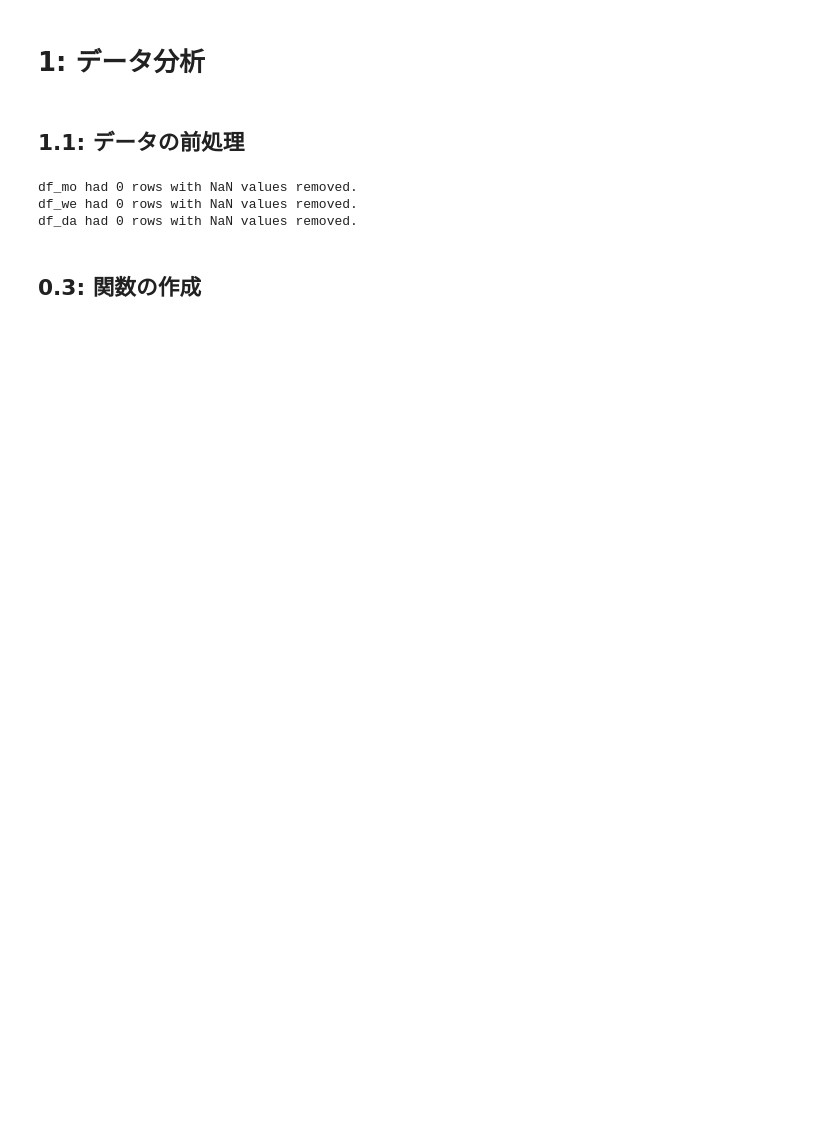
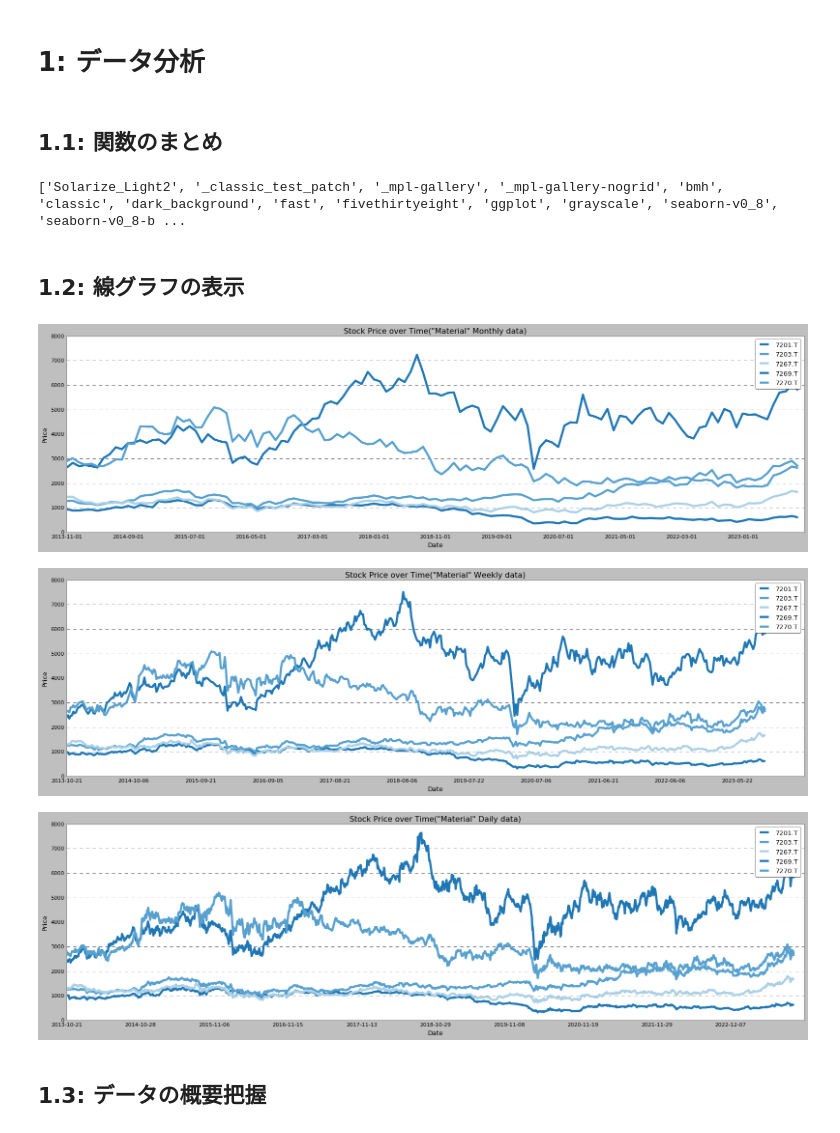
Before and after one commit to aguilarklyno/Fukuhara-Seminar, a Jupyter notebook: 23_10_27_week-03/Main.ipynb, the cells around one changed output. Drawn from its saved outputs; the diff is of its cells as text; code cells hidden in the pictures; blank space fills up the shorter version.

```diff
--- a/23_10_27_week-03/Main.ipynb
+++ b/23_10_27_week-03/Main.ipynb
@@ -37,7 +41,13 @@ from attrdict import AttrDict
 # %%
 def convert_to_tickers_format(raw_tickers):
     ''' Raw tickersを対象フォーマットに変換 '''
-    return [ticker + '.T' for ticker in raw_tickers]
+    formatted_tickers = []
+    for ticker in raw_tickers:
+        if ticker == "^N225":
+            formatted_tickers.append(ticker)
+        else:
+            formatted_tickers.append(ticker + '.T')
+    return formatted_tickers
 
 
 def get_ticker_to_name_mapping(tickers):
@@ -54,9 +64,8 @@ def get_ticker_to_name_mapping(tickers):
 
 
 all_raw_tickers = [
-    "1925", "1928", "2413", "2502", "2503", "2802", "2914", "3382", "3402", "3407", "4063", "4188", "4452", "4502", "4503", "4507", "4519", "4523", "4528", "4543", "4568", "4578", "4661", "4689", "4901", "4911", "5020", "5108", "5401", "5713", "5802", "6098", "6178", "6273", "6301", "6326", "6367", "6501", "6502", "6503", "6586", "6594", "6645", "6702", "6752", "6758", "6861", "6869", "6902", "6920", "6954", "6971", "6981", "7011", "7201", "7203", "7267", "7269", "7270", "7309", "7733", "7741", "7751", "7832", "7974", "8001", "8002", "8031", "8035", "8053", "8058", "8113", "8267", "8306", "8308", "8309", "8316", "8411", "8591", "8604", "8630", "8697", "8725", "8750", "8766", "8801", "8802", "8830", "9020", "9021", "9022", "9101", "9202", "9432", "9433", "9434", "9735", "9843", "9983", "9984", "TOPIX100", '1475'
+    "1925", "1928", "2413", "2502", "2503", "2802", "2914", "3382", "3402", "3407", "4063", "4188", "4452", "4502", "4503", "4507", "4519", "4523", "4528", "4543", "4568", "4578", "4661", "4689", "4901", "4911", "5020", "5108", "5401", "5713", "5802", "6098", "6178", "6273", "6301", "6326", "6367", "6501", "6502", "6503", "6586", "6594", "6645", "6702", "6752", "6758", "6861", "6869", "6902", "6920", "6954", "6971", "6981", "7011", "7201", "7203", "7267", "7269", "7270", "7309", "7733", "7741", "7751", "7832", "7974", "8001", "8002", "8031", "8035", "8053", "8058", "8113", "8267", "8306", "8308", "8309", "8316", "8411", "8591", "8604", "8630", "8697", "8725", "8750", "8766", "8801", "8802", "8830", "9020", "9021", "9022", "9101", "9202", "9432", "9433", "9434", "9735", "9843", "9983", "9984", "^N225"
 ]
 
 all_tickers = convert_to_tickers_format(all_raw_tickers)
 dict_ticker_to_name = get_ticker_to_name_mapping(all_tickers)
-print(dict_ticker_to_name)
@@ -115,0 +215,15 @@ ALL_DATA = AttrDict(ALL_DATA)
+# %%
+for key in ALL_DATA['dataframe']['all_df'].keys():
+    for category, tickers in ALL_DATA['tickers']['category_tc'].items():
+        # 空のDataFrameを作成
+        temp_df = pd.DataFrame()
+
+        # Dateを追加
+        temp_df['Date'] = ALL_DATA['dataframe']['all_df'][key]['Date']
+
+        # tickersに該当するカラムを取り出す
+        for ticker in tickers:
+            temp_df[ticker] = ALL_DATA['dataframe']['all_df'][key][ticker]
+
+        # その結果をcategory_dfに格納
+        ALL_DATA['dataframe']['category_df'][key][category] = temp_df
@@ -116,23 +266,4 @@ ALL_DATA = AttrDict(ALL_DATA)
 # %% [markdown]
 # 1: データ分析
 # %% [markdown]
-## 1.1: データの前処理
+## 1.1: 関数のまとめ
-# %%
-# 各DataFrameでNaNを含む行を排除する関数
-def remove_na_rows(df):
-    before_rows = len(df)
-    df.dropna(inplace=True)
-    after_rows = len(df)
-    removed_rows = before_rows - after_rows
-    return removed_rows
-
-# ALL_DATA内の各DataFrameに関してNaNを含む行を排除する
-for key in ALL_DATA.dataframe:
-    removed_rows = remove_na_rows(ALL_DATA.dataframe[key])
-    print(f"{key} had {removed_rows} rows with NaN values removed.")
-
-# この後、ALL_DATA.dataframe['df-monthly']などでアクセスすると、NaNを含む行が排除されたDataFrameが返されます。
-# %% [output]
-df_mo had 0 rows with NaN values removed.
-df_we had 0 rows with NaN values removed.
-df_da had 0 rows with NaN values removed.
@@ -139,2 +463,29 @@ df_da had 0 rows with NaN values removed.
+# %%
+print(plt.style.available)
+# %% [output]
+['Solarize_Light2', '_classic_test_patch', '_mpl-gallery', '_mpl-gallery-nogrid', 'bmh', 'classic', 'dark_background', 'fast', 'fivethirtyeight', 'ggplot', 'grayscale', 'seaborn-v0_8', 'seaborn-v0_8-b ...
+# %% [markdown]
+## 1.2: 線グラフの表示
+# %%
+_temp_car_ticker = ALL_DATA['tickers']['category_tc']['automotive_transport_equipment']
+_temp_material_ticker = ALL_DATA['tickers']['category_tc']['materials']
+
+
+plot_stock_prices('"Material" Monthly data', df_mo, ALL_DATA['tickers']['category_tc']['automotive_transport_equipment'])
+print('\n')
+plot_stock_prices('"Material" Weekly data', df_we, ALL_DATA['tickers']['category_tc']['automotive_transport_equipment'])
+print('\n')
+plot_stock_prices('"Material" Daily data', df_da, ALL_DATA['tickers']['category_tc']['automotive_transport_equipment'])
+print('\n')
+# plot_stock_prices('"Car" Monthly data', df_mo[_temp_car_ticker])
+# print('\n')
+# plot_stock_prices('"Car" Weekly data', df_we[_temp_car_ticker])
+# print('\n')
+# plot_stock_prices('"Car" Daily data', df_da[_temp_car_ticker])
+# print('\n')
+# %% [output]
+[figure, added]
+[figure, added]
+[figure, added]
 # %% [markdown]
-## 0.3: 関数の作成
+## 1.3: データの概要把握
```
Also changed, not shown: parts of 30 cells of this notebook, 3 other files.
